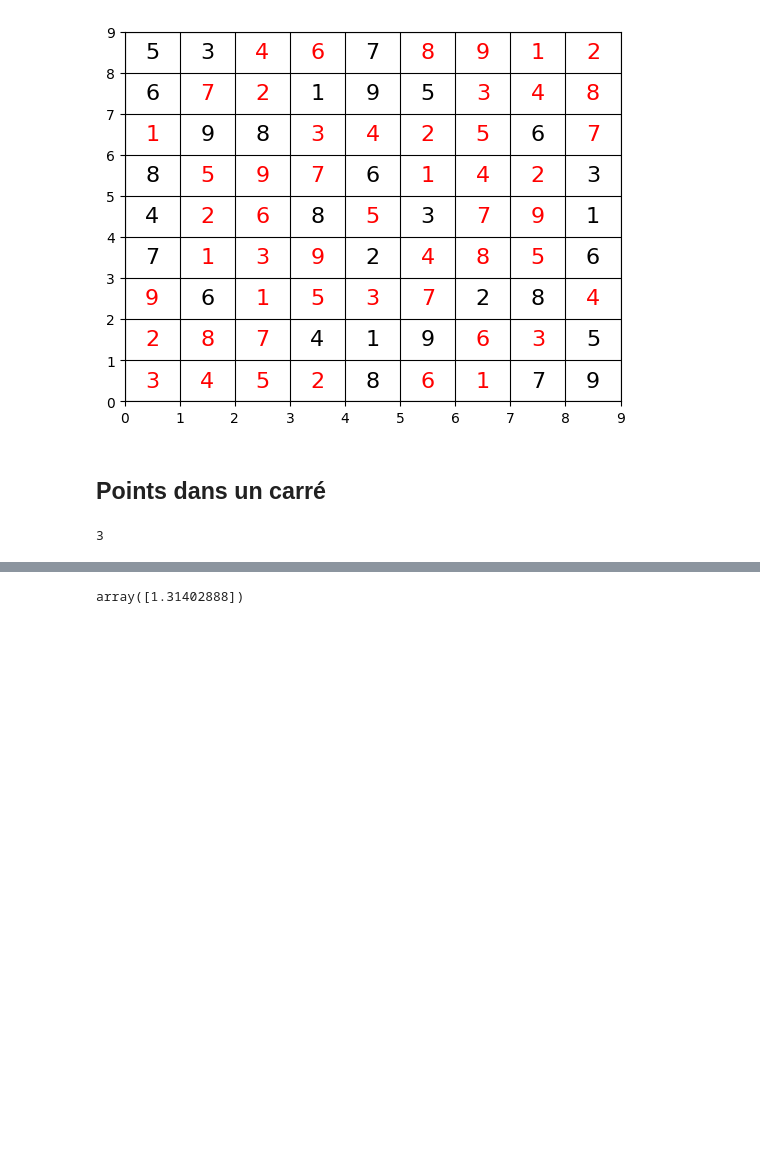
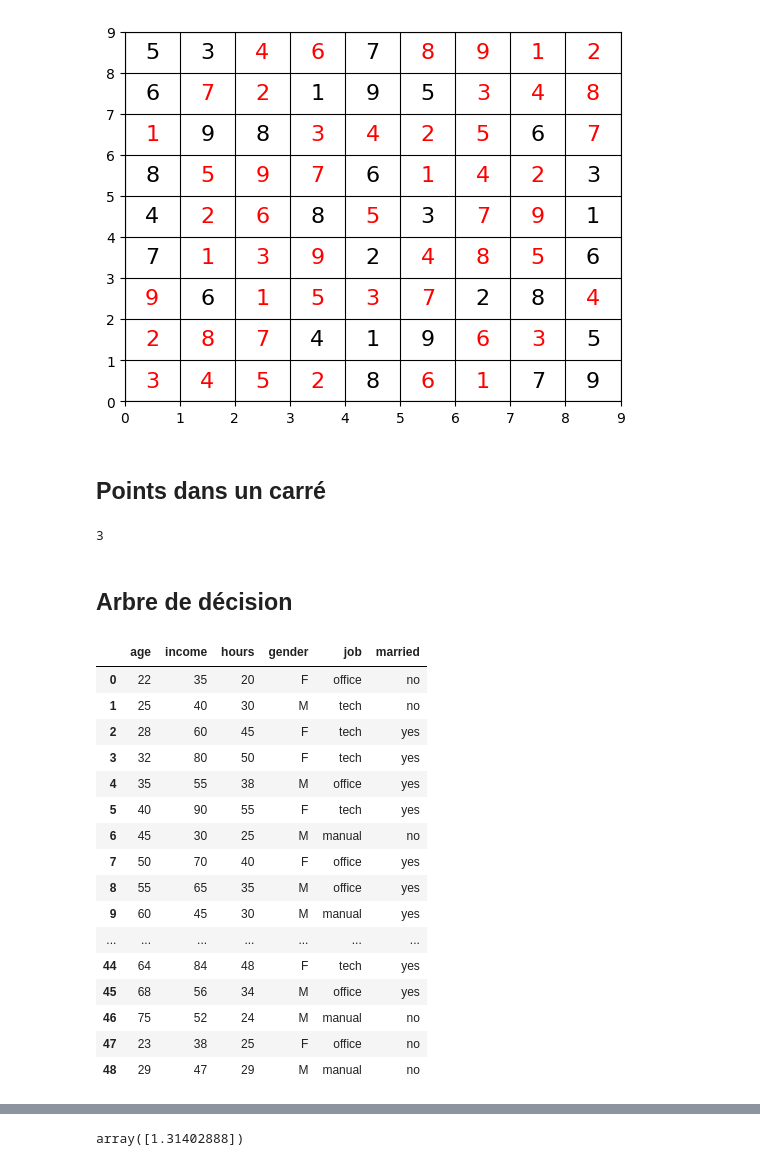
Before and after one commit to JinyuCong/M1_MLSD, a Jupyter notebook: programmation_avance/projet/projet_prog_avancee.ipynb, the cells around one changed output, grey strips where cells are left out. Cells and saved outputs as stored; diff of their text form; code cells hidden in the pictures; blank space fills up the shorter version.

```diff
--- a/programmation_avance/projet/projet_prog_avancee.ipynb
+++ b/programmation_avance/projet/projet_prog_avancee.ipynb
@@ -136,3 +136,44 @@ candidate_lists = subpoints(points, k)
 distance_and_points(candidate_lists)
 # %% [output]
 3
+# %% [markdown]
+## Arbre de décision
+# %%
+import pandas as pd
+import matplotlib.pyplot as plt
+import numpy as np
+
+# 读取数据
+df = pd.read_csv("./data.csv")
+
+# qualified_cols = ["sex", "smoker", "day", "time"]
+#
+# for q in qualified_cols:
+#     keys = df[q].value_counts().to_dict().keys()
+#     for i, key in enumerate(keys):
+#         df[q] = df[q].replace(key, i)
+
+X = df.iloc[:, :-1]
+y = df.iloc[:, -1]
+#
+# print(len(y[y == 2]))
+
+X
+# %% [output]
+|  | age | income | hours | gender | job | married |
+| 0 | 22 | 35 | 20 | F | office | no |
+| 1 | 25 | 40 | 30 | M | tech | no |
+| 2 | 28 | 60 | 45 | F | tech | yes |
+| 3 | 32 | 80 | 50 | F | tech | yes |
+| 4 | 35 | 55 | 38 | M | office | yes |
+| 5 | 40 | 90 | 55 | F | tech | yes |
+| 6 | 45 | 30 | 25 | M | manual | no |
+| 7 | 50 | 70 | 40 | F | office | yes |
+| 8 | 55 | 65 | 35 | M | office | yes |
+| 9 | 60 | 45 | 30 | M | manual | yes |
+| ... | ... | ... | ... | ... | ... | ... |
+| 44 | 64 | 84 | 48 | F | tech | yes |
+| 45 | 68 | 56 | 34 | M | office | yes |
+| 46 | 75 | 52 | 24 | M | manual | no |
+| 47 | 23 | 38 | 25 | F | office | no |
+| 48 | 29 | 47 | 29 | M | manual | no |
```
Also changed, not shown: parts of 4 cells of this notebook, 4 other files.
